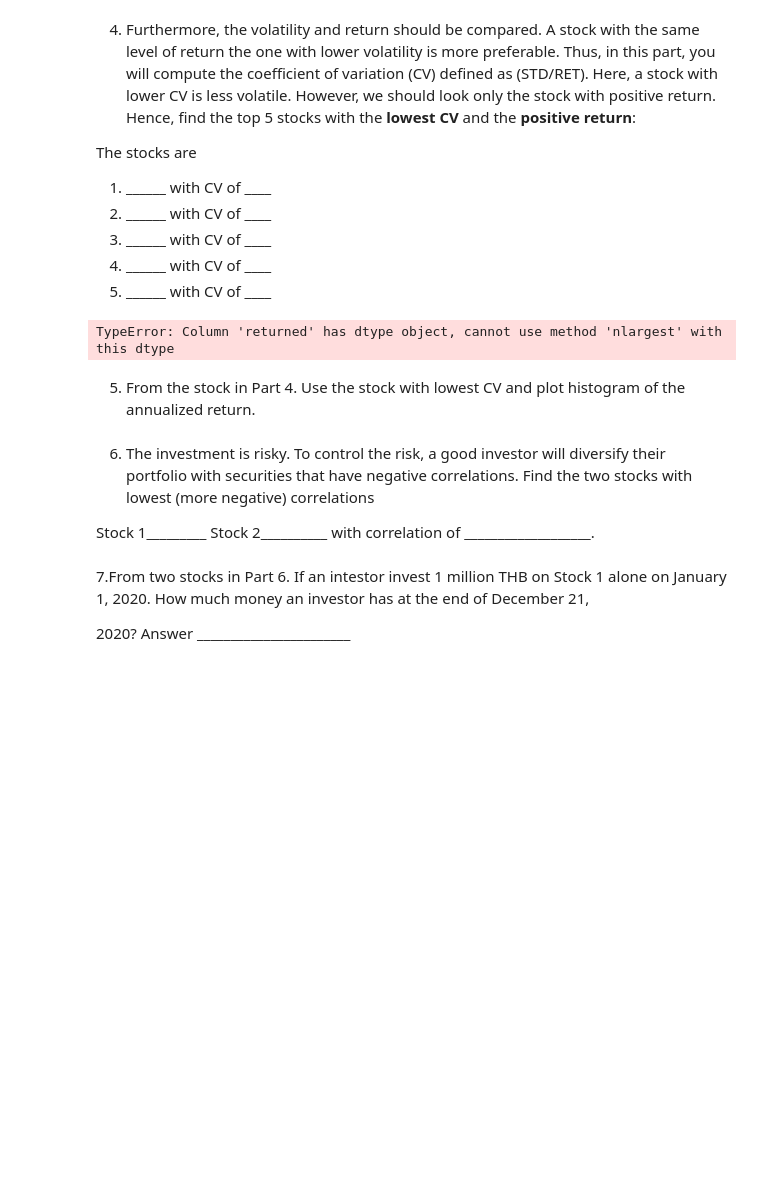
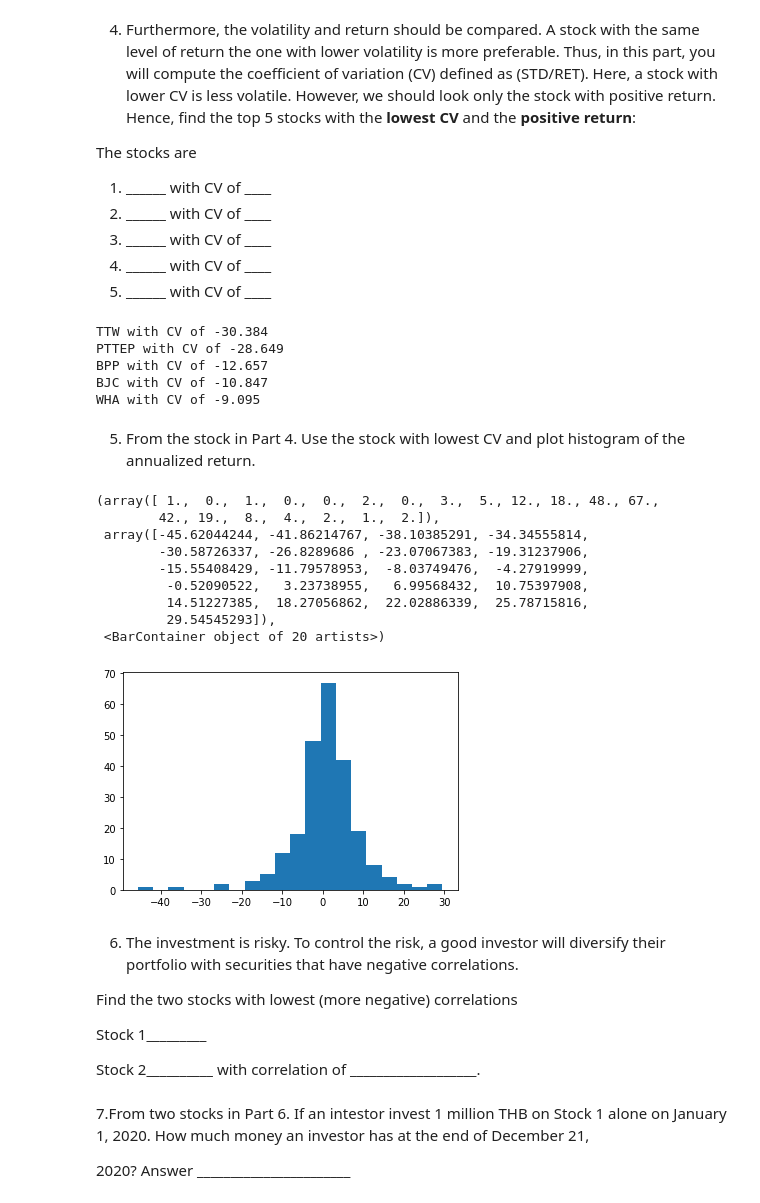
Before and after one commit to KunanonJ/Assignment-3, a Jupyter notebook: Kunanon assignment-3.ipynb, the cells around one changed output. Drawn from its saved outputs; the diff is of its cells as text; code cells hidden in the pictures; blank space fills up the shorter version.

```diff
--- a/Kunanon assignment-3.ipynb
+++ b/Kunanon assignment-3.ipynb
@@ -157,28 +127,31 @@ The stocks are
   5.   ______ with CV of ____
 # %%
 top_list = ['ADVANC', 'AOT', 'BBL','BDMS','BEM', 'BGRIM','BH','BJC','BPP','BTS','CBG','CPALL','CPF','CPN','DTAC','EA','EGCO','GLOBAL','GPSC','GULF','HMPRO','INTUCH','IRPC','IVL','KBANK','KTB','KTC','LH','MINT','MTC','OSP','PTT','PTTEP','PTTGC','RATCH','SAWAD','SCB','SCC','TCAP','TISCO','TMB','TOA','TOP','TRUE','TTW','TU','VGI','WHA']
+
 top48 = dict()
 stock_list = []
 for stock in top_list:
-    try:
-        df = data.DataReader(f"{stock}.BK", "yahoo", "2020-01-01","2020-12-31")
-        ['Adj Close']
-        avg = np.mean(df)
-        AVG = avg*100.0
-        std = np.std(df)
-        STD = std*100.0
-        CV = AVG/STD
-        stock_list.append(CV)
-    except:
-        print("Date is out of range")
+    df = data.DataReader(f"{stock}.BK", "yahoo", "2020-01-01","2020-12-31")
+    daily_ret = df['Adj Close'].pct_change(1).dropna()
+    avg_ret = daily_ret.mean()
+    RET = avg_ret*250*100
+    std_ret = daily_ret.std()
+    vola = std_ret*np.sqrt(250)*100
+    coef = vola/RET
+    stock_list.append(coef)
+    if coef>=0:
+        top48[stock] = coef
 
 stock_returned = pd.DataFrame({'stock':top_list, 'returned':stock_list})
-
-top5_rt = stock_returned.nlargest(n = 5 ,columns = 'returned')
+top5_rt = stock_returned.nsmallest(n = 5 ,columns = 'returned')
 top5_rt
 for idx, row in top5_rt.iterrows():
   print(f"{row[0]} with CV of {row[1]:0.3f}")
 # %% [output]
-TypeError: Column 'returned' has dtype object, cannot use method 'nlargest' with this dtype
+TTW with CV of -30.384
+PTTEP with CV of -28.649
+BPP with CV of -12.657
+BJC with CV of -10.847
+WHA with CV of -9.095
 # %% [markdown]
 5. From the stock in Part 4. Use the stock with lowest CV and plot histogram of the annualized return.
@@ -187,4 +158,24 @@ TypeError: Column 'returned' has dtype object, cannot use method 'nlargest' with
+# %%
+df = data.DataReader("KTC.BK", "yahoo", "2020-01-01", "2020-12-21")
+daily_ret = df['Adj Close'].pct_change(1).dropna()*250
+plt.hist(daily_ret, bins=20)
+# %% [output]
+(array([ 1.,  0.,  1.,  0.,  0.,  2.,  0.,  3.,  5., 12., 18., 48., 67.,
+        42., 19.,  8.,  4.,  2.,  1.,  2.]),
+ array([-45.62044244, -41.86214767, -38.10385291, -34.34555814,
+        -30.58726337, -26.8289686 , -23.07067383, -19.31237906,
+        -15.55408429, -11.79578953,  -8.03749476,  -4.27919999,
+         -0.52090522,   3.23738955,   6.99568432,  10.75397908,
+         14.51227385,  18.27056862,  22.02886339,  25.78715816,
+         29.54545293]),
+ <BarContainer object of 20 artists>)
+[figure, added]
 # %% [markdown]
-6. The investment is risky. To control the risk, a good investor will diversify their portfolio with securities that have negative correlations. Find the two stocks with lowest (more negative) correlations
+6. The investment is risky. To control the risk, a good investor will diversify their portfolio with securities that have negative correlations.
 
-Stock 1_________ Stock 2__________ with correlation of ___________________.
+Find the two stocks with lowest (more negative) correlations
+
+
+Stock 1_________
+
+Stock 2__________ with correlation of ___________________.
```
Also changed, not shown: parts of 5 cells of this notebook, 1 other file.
